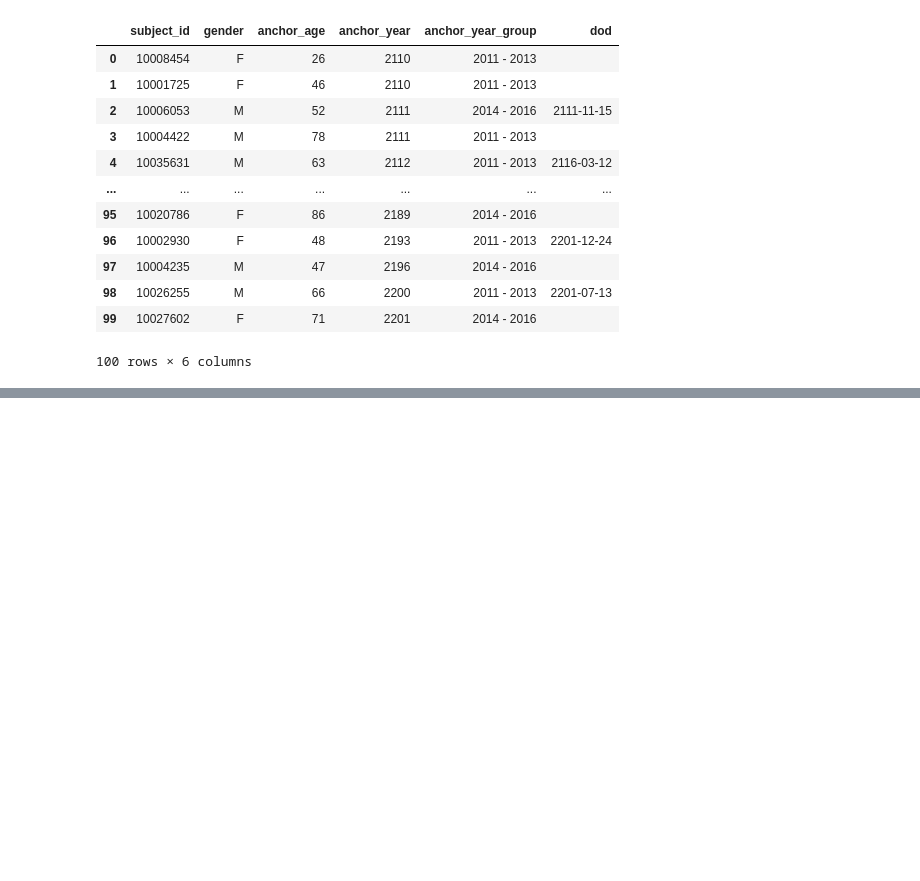
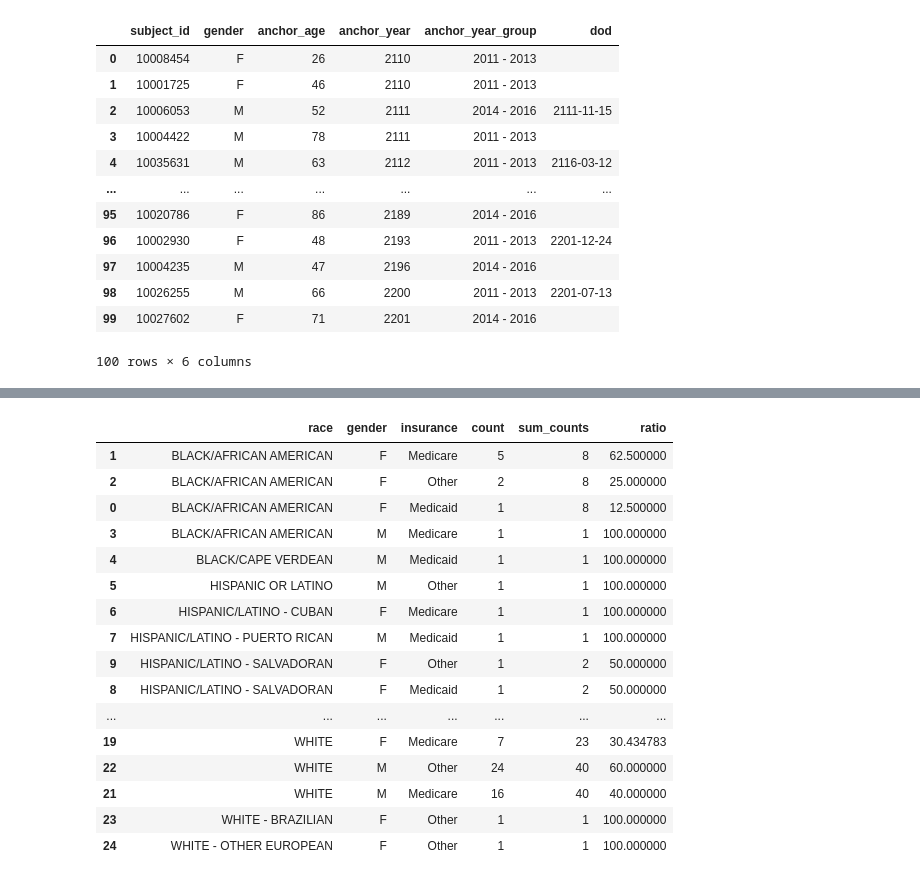
Before and after one commit to kkkarnav/MIMIC, a Jupyter notebook: 1_data_creation.ipynb, the cells around one changed output, grey strips where cells are left out. Cells and saved outputs as stored; diff of their text form; code cells hidden in the pictures; blank space fills up the shorter version.

```diff
--- a/1_data_creation.ipynb
+++ b/1_data_creation.ipynb
@@ -156,0 +230,23 @@ patients
+# %%
+temp = patient_df.groupby(["race", "gender", "insurance"]).size().reset_index(name='count').sort_values(by=["count"], ascending=False)
+temp['sum_counts'] = temp.groupby(["race", "gender"])['count'].transform('sum')
+temp['ratio'] = temp['count'] / temp['sum_counts'] * 100
+temp.sort_values(by=["race", "gender"])
+# %% [output]
+|  | race | gender | insurance | count | sum_counts | ratio |
+| 1 | BLACK/AFRICAN AMERICAN | F | Medicare | 5 | 8 | 62.500000 |
+| 2 | BLACK/AFRICAN AMERICAN | F | Other | 2 | 8 | 25.000000 |
+| 0 | BLACK/AFRICAN AMERICAN | F | Medicaid | 1 | 8 | 12.500000 |
+| 3 | BLACK/AFRICAN AMERICAN | M | Medicare | 1 | 1 | 100.000000 |
+| 4 | BLACK/CAPE VERDEAN | M | Medicaid | 1 | 1 | 100.000000 |
+| 5 | HISPANIC OR LATINO | M | Other | 1 | 1 | 100.000000 |
+| 6 | HISPANIC/LATINO - CUBAN | F | Medicare | 1 | 1 | 100.000000 |
+| 7 | HISPANIC/LATINO - PUERTO RICAN | M | Medicaid | 1 | 1 | 100.000000 |
+| 9 | HISPANIC/LATINO - SALVADORAN | F | Other | 1 | 2 | 50.000000 |
+| 8 | HISPANIC/LATINO - SALVADORAN | F | Medicaid | 1 | 2 | 50.000000 |
+| ... | ... | ... | ... | ... | ... | ... |
+| 19 | WHITE | F | Medicare | 7 | 23 | 30.434783 |
+| 22 | WHITE | M | Other | 24 | 40 | 60.000000 |
+| 21 | WHITE | M | Medicare | 16 | 40 | 40.000000 |
+| 23 | WHITE - BRAZILIAN | F | Other | 1 | 1 | 100.000000 |
+| 24 | WHITE - OTHER EUROPEAN | F | Other | 1 | 1 | 100.000000 |
```
Also changed, not shown: parts of 16 cells of this notebook.
